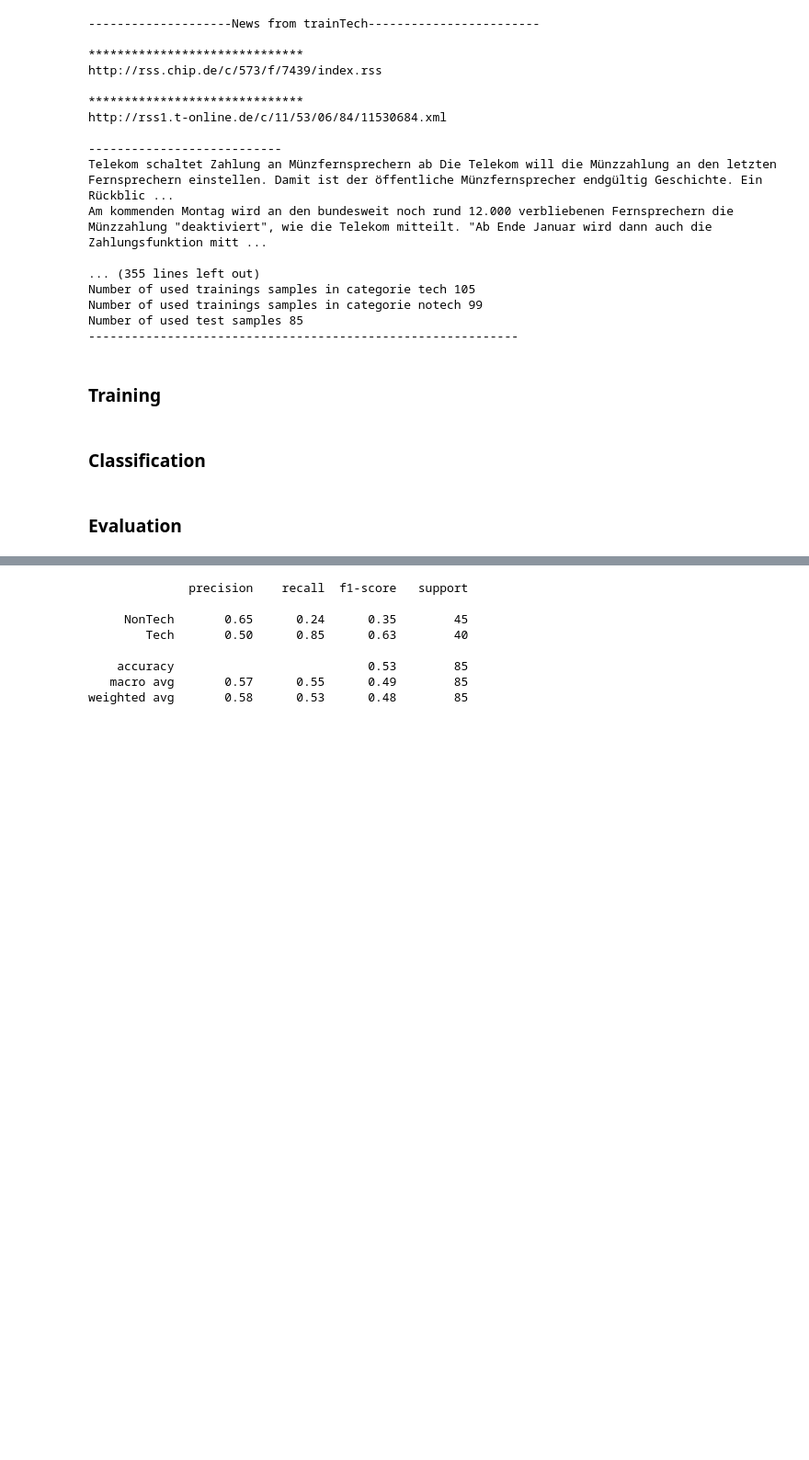
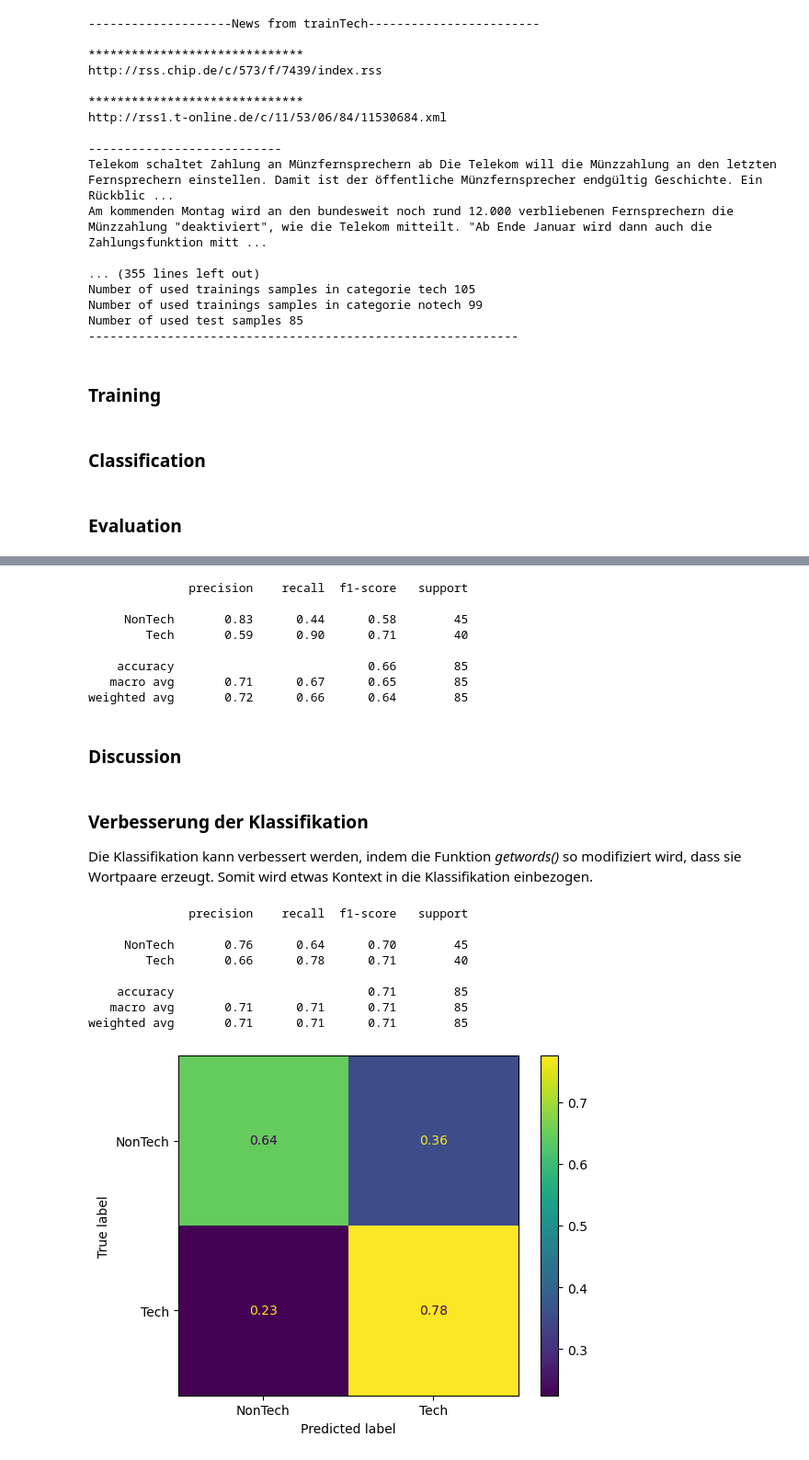
Before and after one commit to 4350pChris/data-mining, a Jupyter notebook: data/uebung-3/VersuchDocumentClassification.ipynb, the cells around one changed output, grey strips where cells are left out. Shown at 92% size. Saved outputs shown, nothing was run; the diff lists cells and outputs as text; code cells hidden in the pictures; blank space fills up the shorter version.

```diff
--- a/data/uebung-3/VersuchDocumentClassification.ipynb
+++ b/data/uebung-3/VersuchDocumentClassification.ipynb
@@ -442,13 +427,50 @@ plot_confusion_matrix(df['label'], df['prediction'])
 # %%
 from sklearn.metrics import classification_report
 
-print(classification_report(df['label'], df['prediction']))
+print(classification_report(rss_df['label'], rss_df['prediction']))
 # %% [output]
               precision    recall  f1-score   support
 
-     NonTech       0.65      0.24      0.35        45
-        Tech       0.50      0.85      0.63        40
+     NonTech       0.83      0.44      0.58        45
+        Tech       0.59      0.90      0.71        40
 
-    accuracy                           0.53        85
-   macro avg       0.57      0.55      0.49        85
-weighted avg       0.58      0.53      0.48        85
+    accuracy                           0.66        85
+   macro avg       0.71      0.67      0.65        85
+weighted avg       0.72      0.66      0.64        85
+# %% [markdown]
+### Discussion
+# %% [markdown]
+### Verbesserung der Klassifikation
+
+Die Klassifikation kann verbessert werden, indem die Funktion *getwords()* so modifiziert wird, dass sie Wortpaare erzeugt. Somit wird etwas Kontext in die Klassifikation einbezogen.
+# %%
+def biagrams(doc: str, lower_bound = 3, upper_bound = 20) -> Dict[str, int]:
+  # we cannot use getwords here, because we need to keep the order of the words and getwords changes the order and removes duplicates
+  split_list = doc.split()
+  lowercased = [word.lower() for word in split_list]
+  in_range = [word for word in lowercased if len(word) >= lower_bound and len(word) < upper_bound]
+  biagrams = []
+  for i in range(len(in_range) - 1):
+    biagrams.append((in_range[i], in_range[i+1]))
+  return dict.fromkeys(biagrams, 1)
+
+biagram_classifier = Classifier(biagrams)
+
+train_classifier(biagram_classifier, trainTech, 'Tech')
+train_classifier(biagram_classifier, trainNonTech, 'NonTech')
+
+bi_df = do_classification(biagram_classifier)
+
+cfm = ConfusionMatrixDisplay.from_predictions(y_true=bi_df['label'], y_pred=bi_df['prediction'], normalize='true')
+
+print(classification_report(bi_df['label'], bi_df['prediction']))
+# %% [output]
+              precision    recall  f1-score   support
+
+     NonTech       0.76      0.64      0.70        45
+        Tech       0.66      0.78      0.71        40
+
+    accuracy                           0.71        85
+   macro avg       0.71      0.71      0.71        85
+weighted avg       0.71      0.71      0.71        85
+[figure, added]
```
Also changed, not shown: parts of 14 cells of this notebook.
